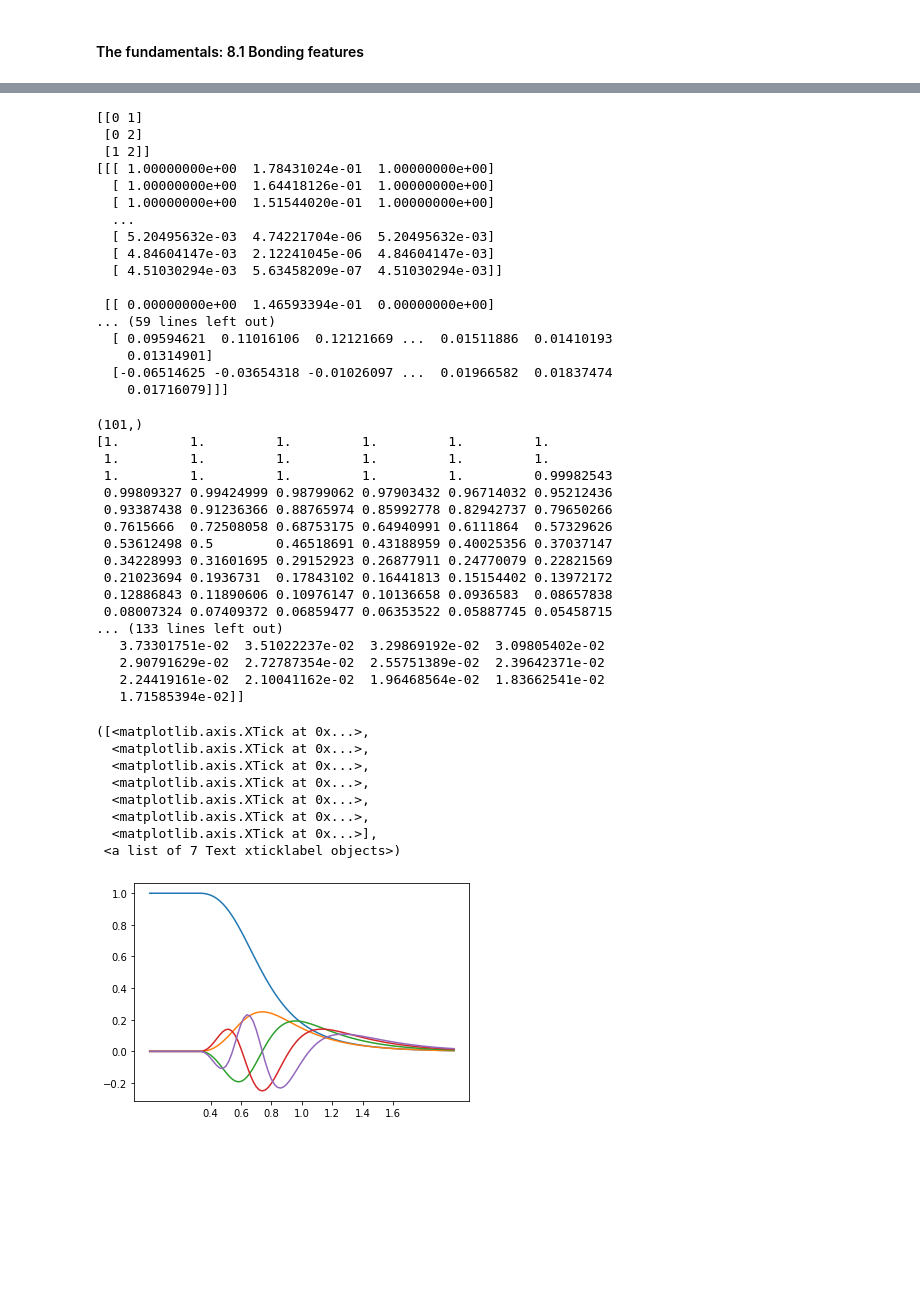
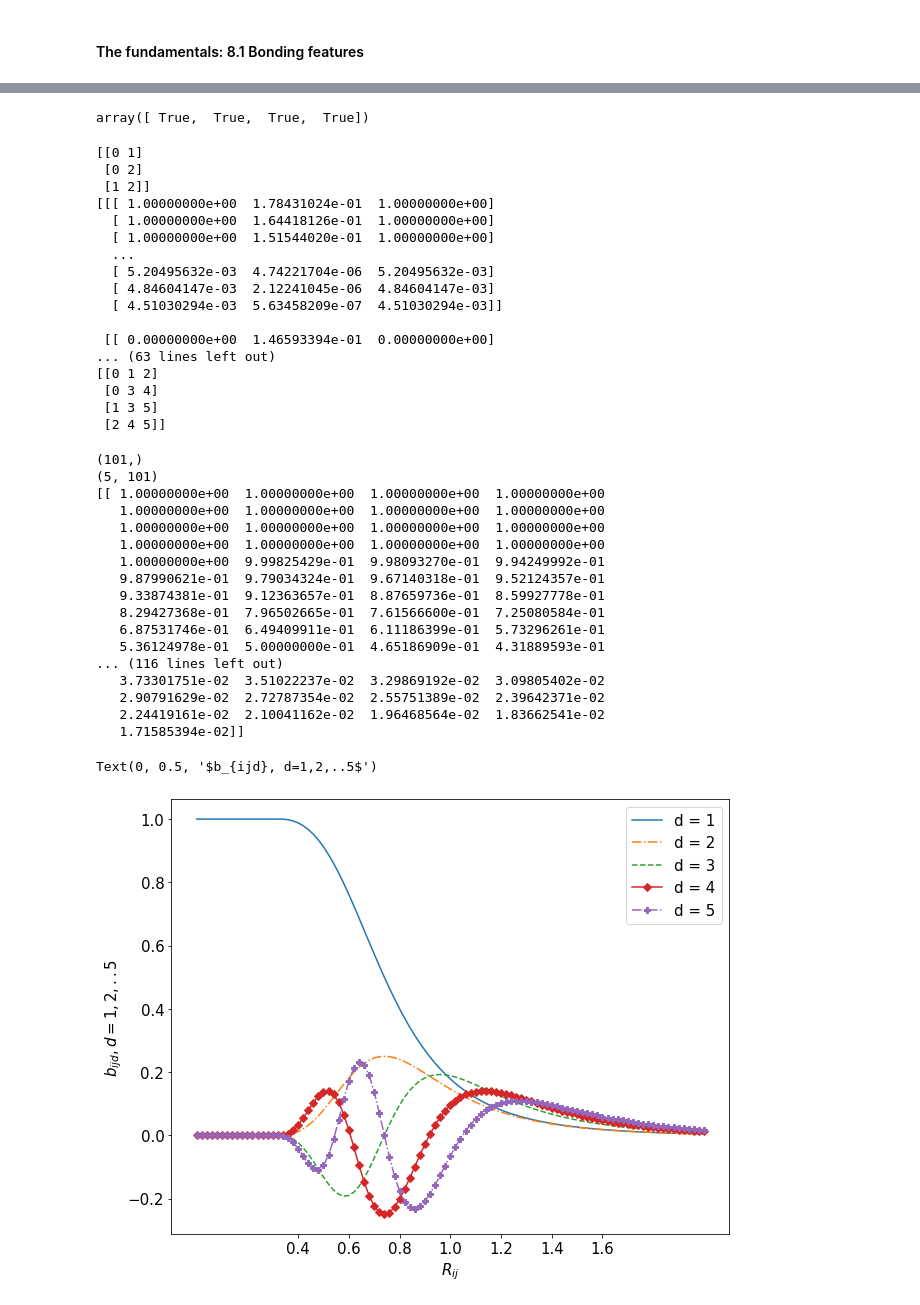
Before and after one commit to berylgithub/pes, a Jupyter notebook: PES_models.ipynb, the cells around one changed output, grey strips where cells are left out. Cells and saved outputs as stored; diff of their text form; code cells hidden in the pictures; blank space fills up the shorter version.

```diff
--- a/PES_models.ipynb
+++ b/PES_models.ipynb
@@ -1764,3 +1788,8 @@ def Z_coord_mat(b_ijd_mat, coord_idx_mat):
+# %%
+A = np.array([0,1,2,3])
+A < np.inf
+# %% [output]
+array([ True,  True,  True,  True])
 # %%
 # test cell
 R_mat = np.linspace(0,2, 101) # dummy R data with 3 mol ((R_12, R_13, R_23)_1, (R_12, R_13, R_23)_2, ...)
@@ -1774,7 +1803,10 @@ coord_idx_mat = atom_indexer(R_mat.shape[1])
 print(coord_idx_mat)
 print(b_ijd_mat)
 #print(np.sum(b_ijd_mat[:, :, [0, 2]], axis=2))
-Z_coord_mat(b_ijd_mat, coord_idx_mat)
+Z_mat = Z_coord_mat(b_ijd_mat, coord_idx_mat)
+print(Z_mat.shape)
+print(Z_mat)
+print(atom_indexer(4))
 # %% [output]
 [[0 1]
  [0 2]
@@ -1788,54 +1820,54 @@ Z_coord_mat(b_ijd_mat, coord_idx_mat)
   [ 4.51030294e-03  5.63458209e-07  4.51030294e-03]]
 
  [[ 0.00000000e+00  1.46593394e-01  0.00000000e+00]
-... (59 lines left out)
-  [ 0.09594621  0.11016106  0.12121669 ...  0.01511886  0.01410193
-    0.01314901]
-  [-0.06514625 -0.03654318 -0.01026097 ...  0.01966582  0.01837474
-    0.01716079]]]
+... (63 lines left out)
+[[0 1 2]
+ [0 3 4]
+ [1 3 5]
+ [2 4 5]]
 # %%
-# test plot, pg 59:
+# plot, pg 59 of Ulrik:
 R = np.linspace(0,2, 101)
 print(R.shape)
 e = 2; R_m = 0.74; R_low = R_m/np.sqrt(5); R_up = 1/R_low
-t0 = t_R_fun(R_m, R_up, R_low, e) #const
+t0 = t_R_fun(R_m, R_up, R_low, e) #cscalar
 t = t_R_fun(R, R_up, R_low, e) #vector (len(R))
 s = np.array([s_bond_strength(R[i], R_up, R_low, t[i], t0) for i in range(R.shape[0])]) #vec (len(R))
-print(s)
 s_prime = s_prime_fun(s) #vec len(R)
 b_ijd_mat = np.array([p_tchebyshev_pol(deg, s, s_prime) for deg in range(1, 6)]) #matrix (5 (d) x len(R))
 print(b_ijd_mat.shape)
 print(b_ijd_mat)
 # %% [output]
 (101,)
-[1.         1.         1.         1.         1.         1.
- 1.         1.         1.         1.         1.         1.
- 1.         1.         1.         1.         1.         0.99982543
- 0.99809327 0.99424999 0.98799062 0.97903432 0.96714032 0.95212436
- 0.93387438 0.91236366 0.88765974 0.85992778 0.82942737 0.79650266
- 0.7615666  0.72508058 0.68753175 0.64940991 0.6111864  0.57329626
- 0.53612498 0.5        0.46518691 0.43188959 0.40025356 0.37037147
- 0.34228993 0.31601695 0.29152923 0.26877911 0.24770079 0.22821569
- 0.21023694 0.1936731  0.17843102 0.16441813 0.15154402 0.13972172
- 0.12886843 0.11890606 0.10976147 0.10136658 0.0936583  0.08657838
- 0.08007324 0.07409372 0.06859477 0.06353522 0.05887745 0.05458715
-... (133 lines left out)
+(5, 101)
+[[ 1.00000000e+00  1.00000000e+00  1.00000000e+00  1.00000000e+00
+   1.00000000e+00  1.00000000e+00  1.00000000e+00  1.00000000e+00
+   1.00000000e+00  1.00000000e+00  1.00000000e+00  1.00000000e+00
+   1.00000000e+00  1.00000000e+00  1.00000000e+00  1.00000000e+00
+   1.00000000e+00  9.99825429e-01  9.98093270e-01  9.94249992e-01
+   9.87990621e-01  9.79034324e-01  9.67140318e-01  9.52124357e-01
+   9.33874381e-01  9.12363657e-01  8.87659736e-01  8.59927778e-01
+   8.29427368e-01  7.96502665e-01  7.61566600e-01  7.25080584e-01
+   6.87531746e-01  6.49409911e-01  6.11186399e-01  5.73296261e-01
+   5.36124978e-01  5.00000000e-01  4.65186909e-01  4.31889593e-01
+... (116 lines left out)
    3.73301751e-02  3.51022237e-02  3.29869192e-02  3.09805402e-02
    2.90791629e-02  2.72787354e-02  2.55751389e-02  2.39642371e-02
    2.24419161e-02  2.10041162e-02  1.96468564e-02  1.83662541e-02
    1.71585394e-02]]
 # %%
 import matplotlib.pyplot as plt
+plt.rcParams.update({'font.size': 15})
+fig = plt.figure(figsize=(10, 8))
+shapes = ["-","-.","--","-D", "-.P"]
+legends = []
 for i in range(5):
-    plt.plot(R, b_ijd_mat[i])
+    plt.plot(R, b_ijd_mat[i], shapes[i])
+    legends.append("d = "+str(i+1))
 plt.xticks(np.linspace(0.4, 1.6, 7))
+plt.legend(legends)
+plt.xlabel('$R_{ij}$')
+plt.ylabel('$b_{ijd}, d=1,2,..5$')
 # %% [output]
-([<matplotlib.axis.XTick at 0x...>,
-  <matplotlib.axis.XTick at 0x...>,
-  <matplotlib.axis.XTick at 0x...>,
-  <matplotlib.axis.XTick at 0x...>,
-  <matplotlib.axis.XTick at 0x...>,
-  <matplotlib.axis.XTick at 0x...>,
-  <matplotlib.axis.XTick at 0x...>],
- <a list of 7 Text xticklabel objects>)
+Text(0, 0.5, '$b_{ijd}, d=1,2,..5$')
-[figure, old version]
+[figure, new version]
```
Also changed, not shown: parts of 4 cells of this notebook.
